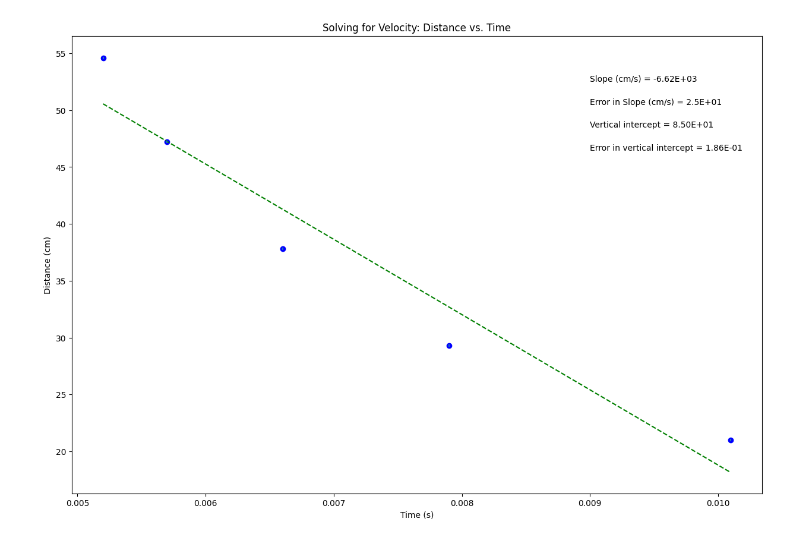
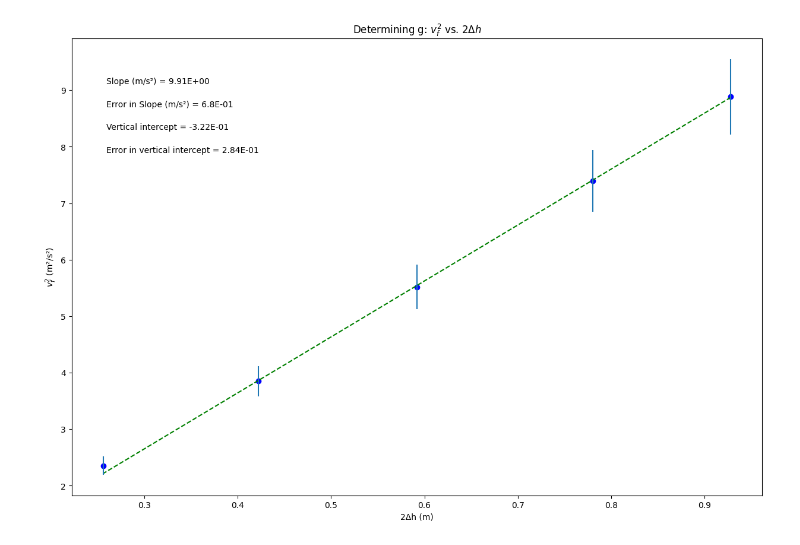
Before and after one commit to TrevanMorin/Physics, a Jupyter notebook: physics_lab.ipynb, the cells around one changed output. Cells and saved outputs as stored; diff of their text form; code cells hidden in the pictures.

```diff
--- a/physics_lab.ipynb
+++ b/physics_lab.ipynb
@@ -18,39 +18,41 @@ import matplotlib.pyplot as plt
 
 #-----------------------------------------------------------------------#
 #----------UPDATE THIS SECTION!!!----------
+# DATA TO BE PLOTTED
+# UPDATE THE VARIABLE NAMES & NUMBERS (LEAVE BRACKETS/PARENTHESES AS IS)
+# Variable names should start with a letter and must contain only letters, numbers, and underscores
 
-#DATA TO BE PLOTTED
-#UPDATE THE VARIABLE NAMES & NUMBERS (LEAVE BRACKETS/PARENTHESES AS IS)
-#variable names should start with a letter and must contain only letters, numbers, and underscores
+# 2Δh values in meters (previously called distance)
+distance = np.array([0.928, 0.780, 0.592, 0.422, 0.256])  # 2Δh in meters    <-----
 
+# v_f^2 values in m²/s²
+velocity_squared = np.array([8.885, 7.395, 5.515, 3.850, 2.355])  # v_f^2 (m²/s²)    <-----
 
-time = np.array([.0052,.0057,.0066,.0079,.0101]) #            <-----
-
-distance = np.array([54.6,47.2,37.8,29.3,21.0]) #           <-----
-
-err_distance = np.array([.1,.1,.1,.1,.1]) #                      <-----
+# Errors in v_f^2
+err_velocity_squared = np.array([0.667, 0.543, 0.393, 0.267, 0.159])  # δv_f^2 (m²/s²)    <-----
 
 
 
-#Re-assign variables as x, y, dy so that the remaining plotting code may remain generic
-#UPDATE VARIABLE NAMES (ON RHS OF EACH EQUAL SIGN) TO MATCH VARIABLE NAMES FOR DATA ABOVE
 
-x = time             #this should be the array you want to plot on the x axis         <-----
-y = distance             #this should be the array you want to plot on the y axis     <-----
-dy = err_distance       #this should be your error in y array                         <-----
+# Re-assign variables as x, y, dy so that the remaining plotting code may remain generic
+# UPDATE VARIABLE NAMES (ON RHS OF EACH EQUAL SIGN) TO MATCH VARIABLE NAMES FOR DATA ABOVE
+
+x = distance             # 2Δh values on the x axis                           <-----
+y = velocity_squared     # v_f^2 values on the y axis                         <-----
+dy = err_velocity_squared # error in v_f^2 on the y axis                      <-----
 
 
-#UPDATE EACH OF THESE 4 STRINGS FOR YOUR PLOT LABELS AS YOU WANT THEM TO APPEAR
+# UPDATE EACH OF THESE 4 STRINGS FOR YOUR PLOT LABELS AS YOU WANT THEM TO APPEAR
 
-plot_title= 'Solving for Velocity: Distance vs. Time' #                               <-----
-x_label= 'Time (s)'                                   #                               <-----
-y_label= 'Distance (cm)'                               #                               <-----
-slope_units= 'cm/s'                                    #                               <-----
+plot_title= 'Determining g: $v_f^2$ vs. $2\\Delta h$'                         # <-----
+x_label= '2Δh (m)'                                                           # <-----
+y_label= '$v_f^2$ (m²/s²)'                                                    # <-----
+slope_units= 'm/s²'                                                           # <-----
 
-#UPDATE ANNOTATION PLACEMENT SO IT'S OUT OF WAY OF PLOTTED DATA AND BEST FIT LINE
-#integer from 1 to 4, top R corner is 1 (counter-clockwise from there)
+# UPDATE ANNOTATION PLACEMENT SO IT'S OUT OF WAY OF PLOTTED DATA AND BEST FIT LINE
+# integer from 1 to 4, top R corner is 1 (counter-clockwise from there)
 
-annotation_placement=1                                #                               <-----
+annotation_placement=2                                                        # <-----
 
 
 #-----------------------------------------------------------------------#
@@ -97,31 +99,31 @@ elif annotation_placement==3 or annotation_placement==4:
 #Don't need to change anything in this section!
 
 #Plot data on graph. Plot error bars and place values for slope,
 #error in slope, and vertical intercept (plus error) on the plot using "annotate"
 
 plt.figure(figsize=(15,10))
 
 plt.plot(x, fit, color='green', linestyle='--')
 plt.scatter(x, y, color='blue', marker='o')
 
 plt.xlabel(x_label)
 plt.ylabel(y_label)
 plt.title(plot_title)
 
 plt.errorbar(x, y, yerr=dy, xerr=None, fmt="none") #don't need to plot x error bars
 
 plt.annotate('Slope ({}) = {value:.{digits}E}'.format(slope_units,value=m, digits=2),
              (xpos, ypos[0]), xycoords='axes fraction')
 
 plt.annotate('Error in Slope ({}) = {value:.{digits}E}'.format(slope_units,value=dm, digits=1),
              (xpos, ypos[1]), xycoords='axes fraction')
 
 plt.annotate('Vertical intercept = {value:.{digits}E}'.format(value=b, digits=2),
              (xpos, ypos[2]), xycoords='axes fraction')
 
 plt.annotate('Error in vertical intercept = {value:.{digits}E}'.format(value=db, digits=2),
              (xpos, ypos[3]), xycoords='axes fraction')
 
 plt.show()
 # %% [output]
-[figure, old version]
+[figure, new version]
```
